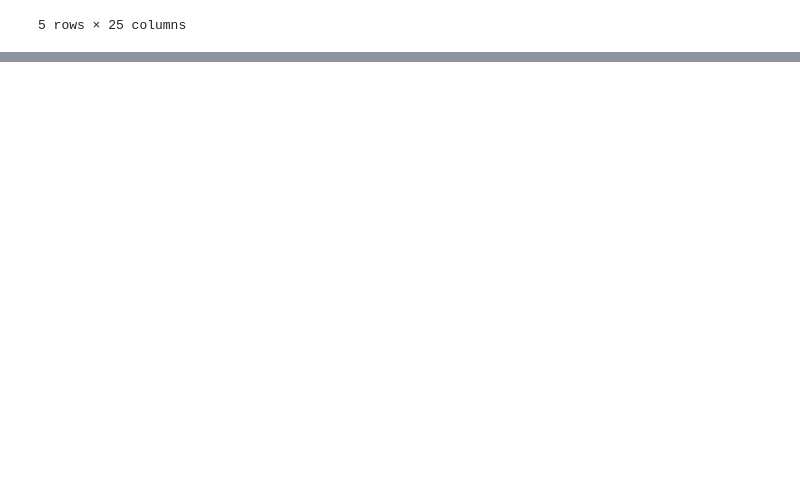
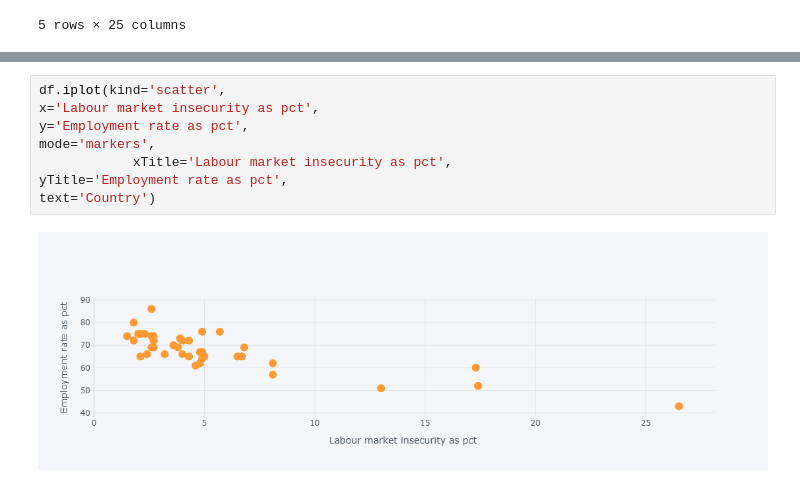
Before and after one commit to Tobias-2/modul_11, a Jupyter notebook: Untitled.ipynb, the cells around one changed output, grey strips where cells are left out. Drawn from its saved outputs; the diff is of its cells as text; blank space fills up the shorter version.

```diff
--- a/Untitled.ipynb
+++ b/Untitled.ipynb
@@ -25,0 +26,10 @@ df.set_index('Country')['Employment rate as pct'].sort_values(ascending=False).i
+# %%
+df.iplot(kind='scatter',
+x='Labour market insecurity as pct',
+y='Employment rate as pct',
+mode='markers',
+         	xTitle='Labour market insecurity as pct',
+yTitle='Employment rate as pct',
+text='Country')
+# %% [output]
+[figure, added]
```
Also changed, not shown: parts of 39 cells of this notebook.
